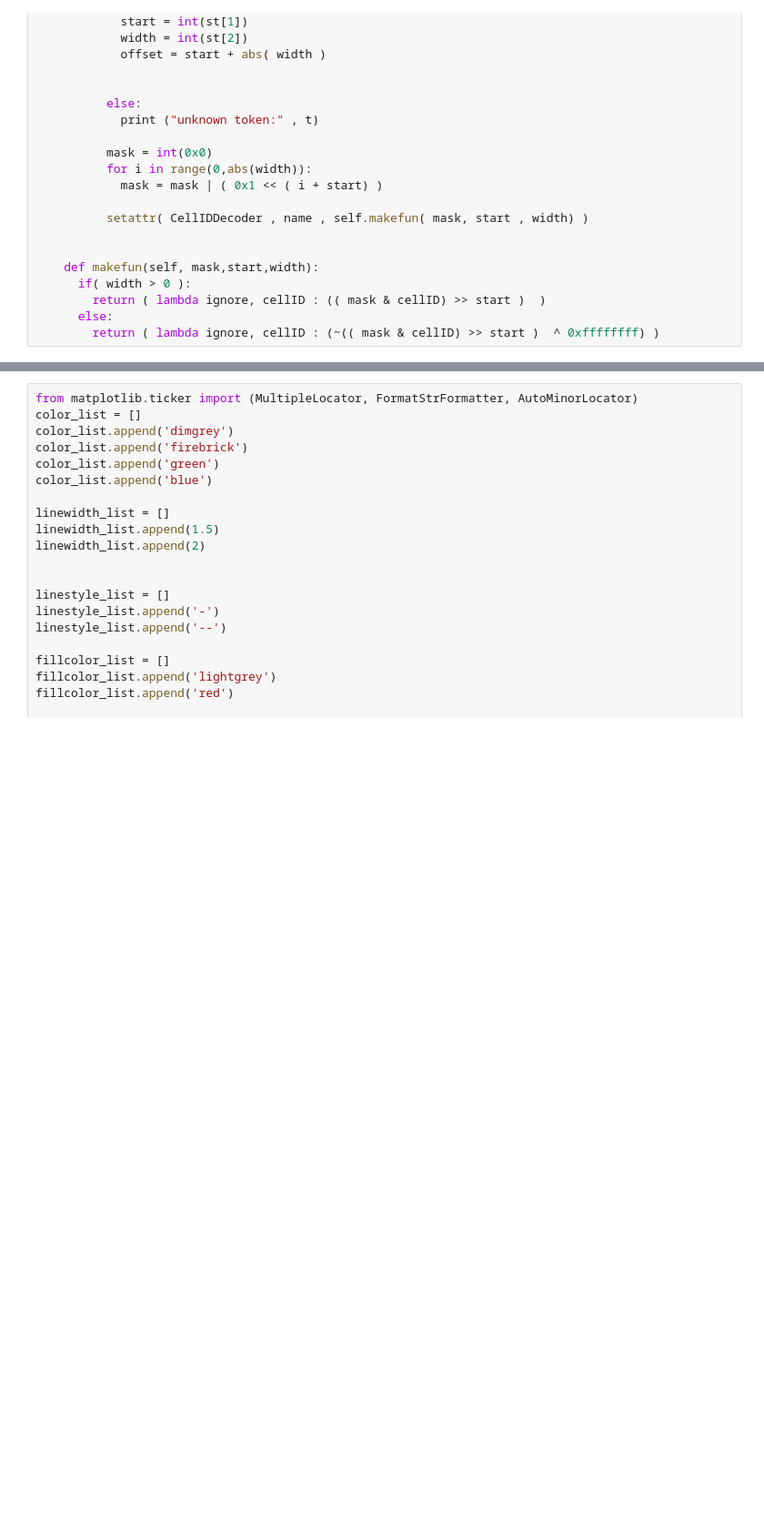
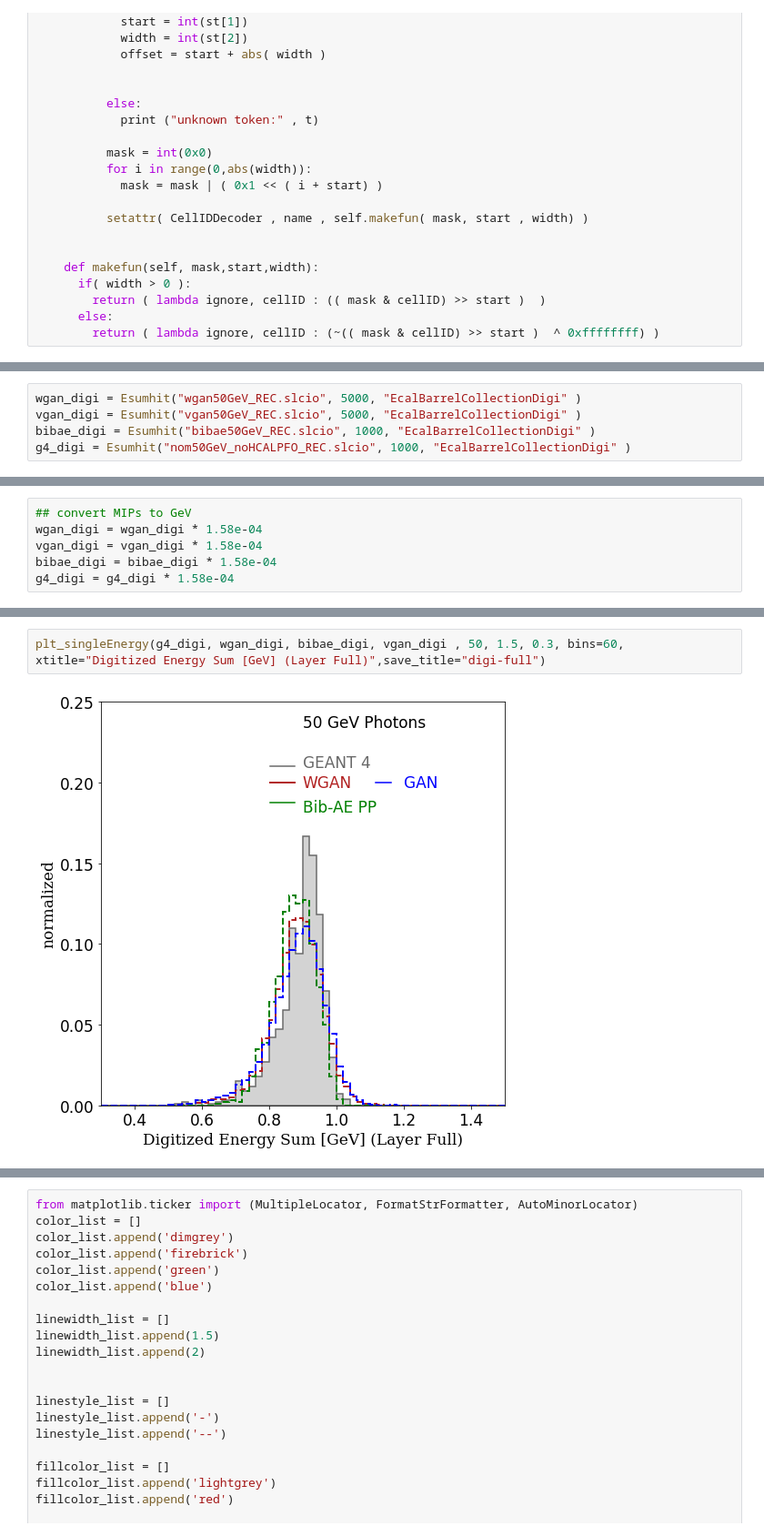
Before and after one commit to vbocha/pyLCIO, a Jupyter notebook: examples/ECalBarrel.ipynb, the cells around one changed output, grey strips where cells are left out. Shown at 91% size. Saved outputs shown, nothing was run; the diff lists cells and outputs as text; blank space fills up the shorter version.

```diff
--- a/examples/ECalBarrel.ipynb
+++ b/examples/ECalBarrel.ipynb
@@ -103,0 +225,5 @@ g4_e20, g4_e10 = fracEsum("nom50GeV_REC.slcio", 5000)
+# %%
+wgan_digi = Esumhit("wgan50GeV_REC.slcio", 5000, "EcalBarrelCollectionDigi" )
+vgan_digi = Esumhit("vgan50GeV_REC.slcio", 5000, "EcalBarrelCollectionDigi" )
+bibae_digi = Esumhit("bibae50GeV_REC.slcio", 1000, "EcalBarrelCollectionDigi" )
+g4_digi = Esumhit("nom50GeV_noHCALPFO_REC.slcio", 1000, "EcalBarrelCollectionDigi" )
@@ -104 +235,7 @@ g4_e20, g4_e10 = fracEsum("nom50GeV_REC.slcio", 5000)
+# %%
+## convert MIPs to GeV
+wgan_digi = wgan_digi * 1.58e-04
+vgan_digi = vgan_digi * 1.58e-04
+bibae_digi = bibae_digi * 1.58e-04
+g4_digi = g4_digi * 1.58e-04
 # %%
@@ -110,0 +248,4 @@ plt_singleEnergy(g4_e10, wgan_e10, bib_e10, vgan_e10 , 50, 30, 0, bins=40, xtitl
+# %%
+plt_singleEnergy(g4_digi, wgan_digi, bibae_digi, vgan_digi , 50, 1.5, 0.3, bins=60, xtitle="Digitized Energy Sum [GeV] (Layer Full)",save_title="digi-full")
+# %% [output]
+[figure, added]
```
Also changed, not shown: parts of 25 cells of this notebook, 15 other files.
